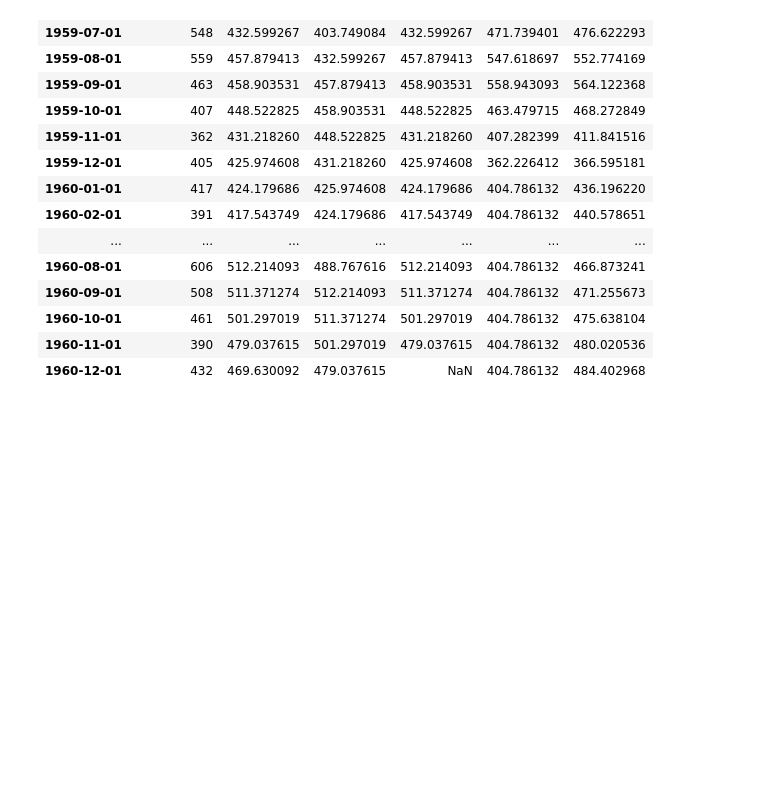
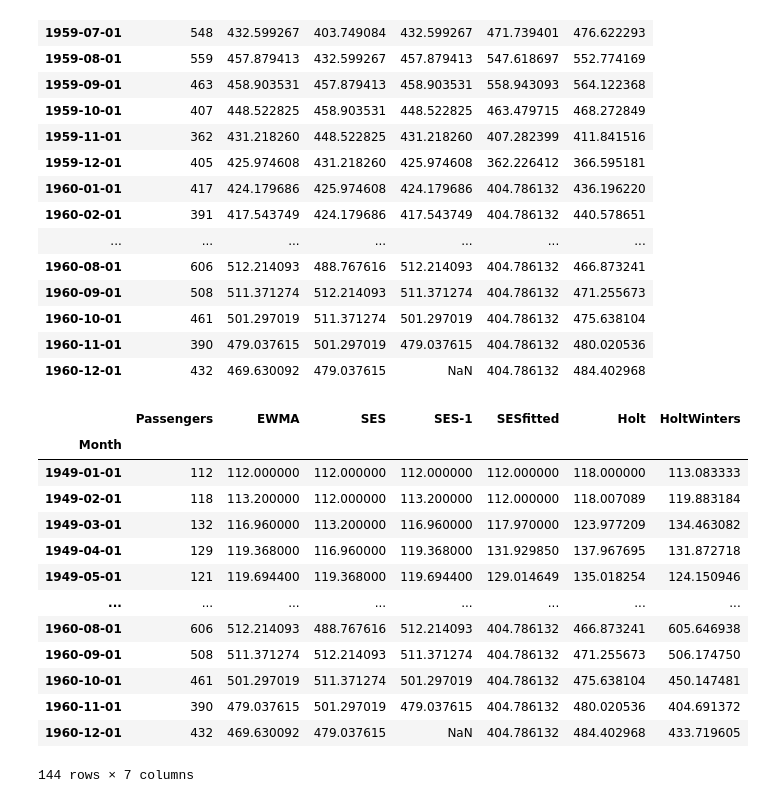
Before and after one commit to piotrbelda/time-series, a Jupyter notebook: notebooks/basics/ewma.ipynb, the cells around one changed output. Drawn from its saved outputs; the diff is of its cells as text; code cells hidden in the pictures; blank space fills up the shorter version.

```diff
--- a/notebooks/basics/ewma.ipynb
+++ b/notebooks/basics/ewma.ipynb
@@ -245,0 +261,17 @@ df.tail(20)
+# %%
+df
+# %% [output]
+|  | Passengers | EWMA | SES | SES-1 | SESfitted | Holt | HoltWinters |
+| Month |  |  |  |  |  |  |  |
+| 1949-01-01 | 112 | 112.000000 | 112.000000 | 112.000000 | 112.000000 | 118.000000 | 113.083333 |
+| 1949-02-01 | 118 | 113.200000 | 112.000000 | 113.200000 | 112.000000 | 118.007089 | 119.883184 |
+| 1949-03-01 | 132 | 116.960000 | 113.200000 | 116.960000 | 117.970000 | 123.977209 | 134.463082 |
+| 1949-04-01 | 129 | 119.368000 | 116.960000 | 119.368000 | 131.929850 | 137.967695 | 131.872718 |
+| 1949-05-01 | 121 | 119.694400 | 119.368000 | 119.694400 | 129.014649 | 135.018254 | 124.150946 |
+| ... | ... | ... | ... | ... | ... | ... | ... |
+| 1960-08-01 | 606 | 512.214093 | 488.767616 | 512.214093 | 404.786132 | 466.873241 | 605.646938 |
+| 1960-09-01 | 508 | 511.371274 | 512.214093 | 511.371274 | 404.786132 | 471.255673 | 506.174750 |
+| 1960-10-01 | 461 | 501.297019 | 511.371274 | 501.297019 | 404.786132 | 475.638104 | 450.147481 |
+| 1960-11-01 | 390 | 479.037615 | 501.297019 | 479.037615 | 404.786132 | 480.020536 | 404.691372 |
+| 1960-12-01 | 432 | 469.630092 | 479.037615 | NaN | 404.786132 | 484.402968 | 433.719605 |
+144 rows × 7 columns
```
Also changed, not shown: parts of 6 cells of this notebook, 1 other file.
